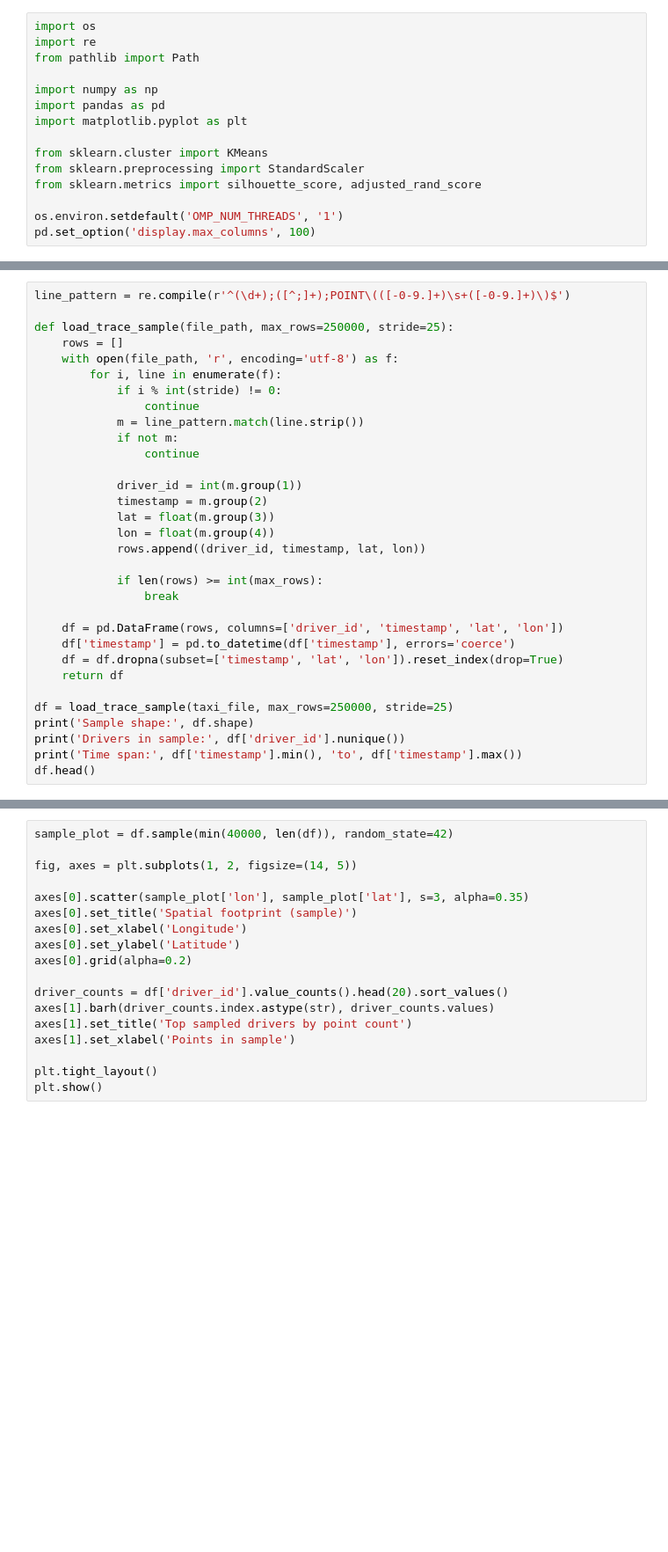
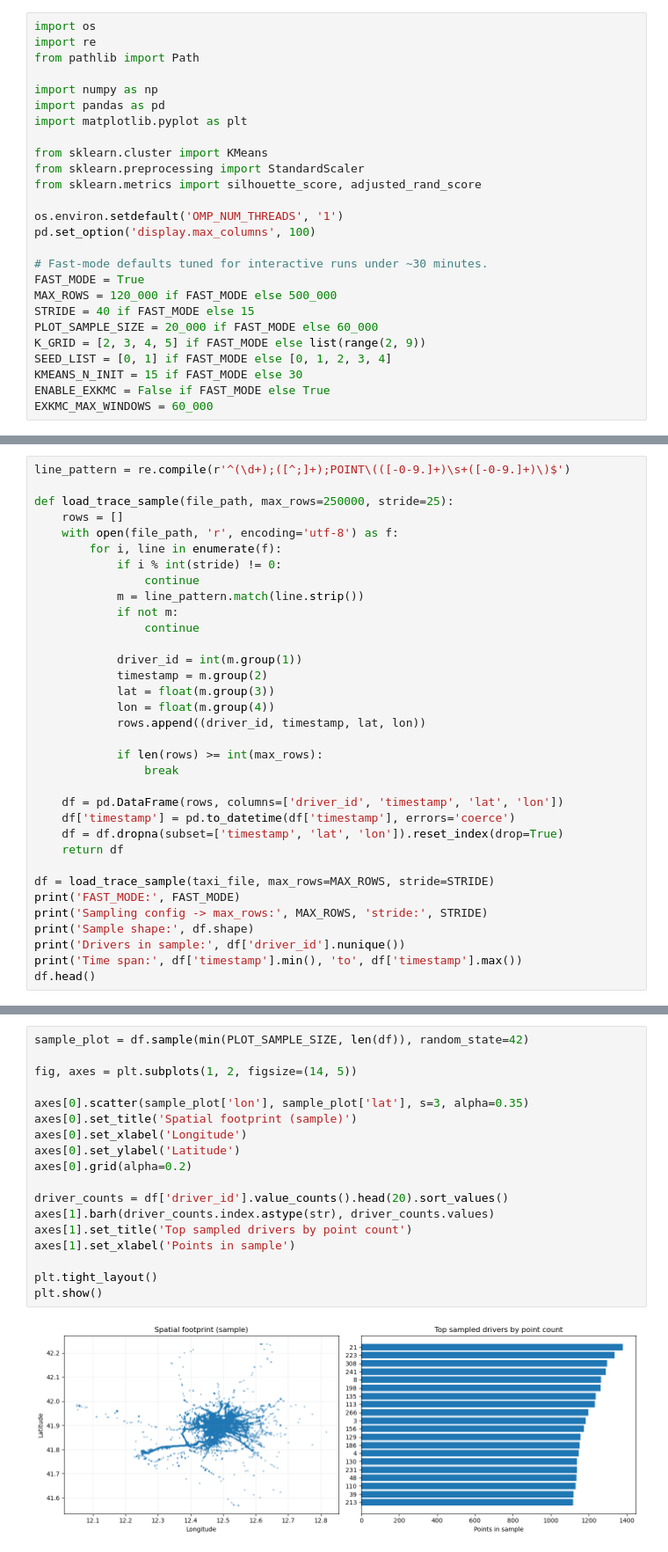
Before and after one commit to anpeata/xai-spatio-temporal, a Jupyter notebook: scripts/notebooks/eda_roma_taxi.ipynb, the cells around one changed output, grey strips where cells are left out. Shown at 88% size. Cells and saved outputs as stored; diff of their text form; blank space fills up the shorter version.

Commit message:
notebooks (roma-taxi): tune fast mode and refresh EDA outputs

```diff
--- a/scripts/notebooks/eda_roma_taxi.ipynb
+++ b/scripts/notebooks/eda_roma_taxi.ipynb
@@ -23,6 +23,17 @@ from sklearn.metrics import silhouette_score, adjusted_rand_score
 
 os.environ.setdefault('OMP_NUM_THREADS', '1')
 pd.set_option('display.max_columns', 100)
+
+# Fast-mode defaults tuned for interactive runs under ~30 minutes.
+FAST_MODE = True
+MAX_ROWS = 120_000 if FAST_MODE else 500_000
+STRIDE = 40 if FAST_MODE else 15
+PLOT_SAMPLE_SIZE = 20_000 if FAST_MODE else 60_000
+K_GRID = [2, 3, 4, 5] if FAST_MODE else list(range(2, 9))
+SEED_LIST = [0, 1] if FAST_MODE else [0, 1, 2, 3, 4]
+KMEANS_N_INIT = 15 if FAST_MODE else 30
+ENABLE_EXKMC = False if FAST_MODE else True
+EXKMC_MAX_WINDOWS = 60_000
 # %%
 repo_root = Path.cwd()
 if not (repo_root / 'scripts').exists() and (repo_root.parent / 'scripts').exists():
@@ -63,7 +77,9 @@ def load_trace_sample(file_path, max_rows=250000, stride=25):
     df = df.dropna(subset=['timestamp', 'lat', 'lon']).reset_index(drop=True)
     return df
 
-df = load_trace_sample(taxi_file, max_rows=250000, stride=25)
+df = load_trace_sample(taxi_file, max_rows=MAX_ROWS, stride=STRIDE)
+print('FAST_MODE:', FAST_MODE)
+print('Sampling config -> max_rows:', MAX_ROWS, 'stride:', STRIDE)
 print('Sample shape:', df.shape)
 print('Drivers in sample:', df['driver_id'].nunique())
 print('Time span:', df['timestamp'].min(), 'to', df['timestamp'].max())
@@ -71,21 +97,23 @@ df.head()
 # %%
-sample_plot = df.sample(min(40000, len(df)), random_state=42)
+sample_plot = df.sample(min(PLOT_SAMPLE_SIZE, len(df)), random_state=42)
 
 fig, axes = plt.subplots(1, 2, figsize=(14, 5))
 
 axes[0].scatter(sample_plot['lon'], sample_plot['lat'], s=3, alpha=0.35)
 axes[0].set_title('Spatial footprint (sample)')
 axes[0].set_xlabel('Longitude')
 axes[0].set_ylabel('Latitude')
 axes[0].grid(alpha=0.2)
 
 driver_counts = df['driver_id'].value_counts().head(20).sort_values()
 axes[1].barh(driver_counts.index.astype(str), driver_counts.values)
 axes[1].set_title('Top sampled drivers by point count')
 axes[1].set_xlabel('Points in sample')
 
 plt.tight_layout()
 plt.show()
+# %% [output]
+[figure, added]
 # %%
 def haversine_km(lat1, lon1, lat2, lon2):
     r = 6371.0
```
Also changed, not shown: parts of 5 cells of this notebook.
